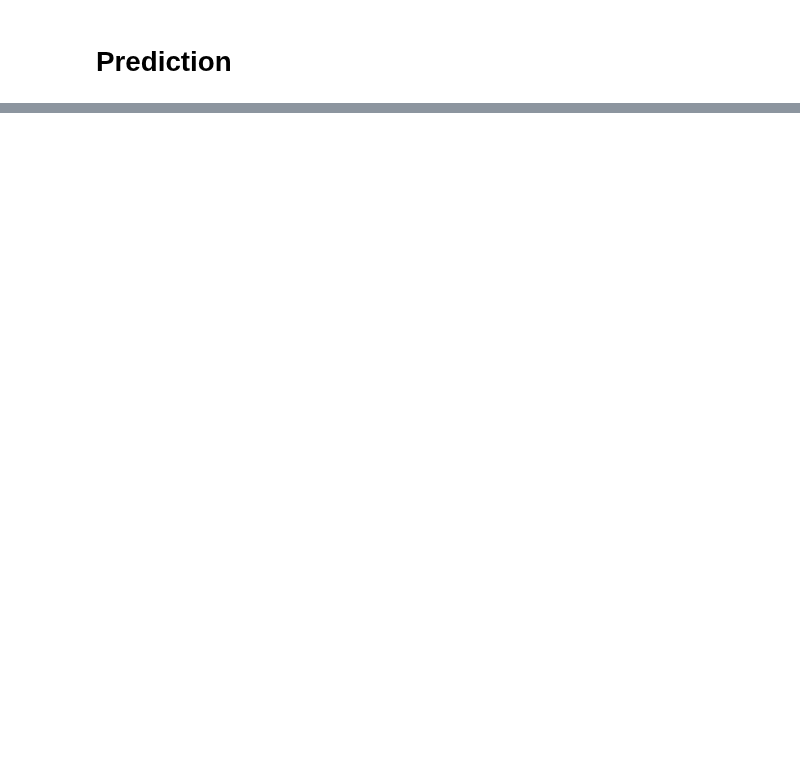
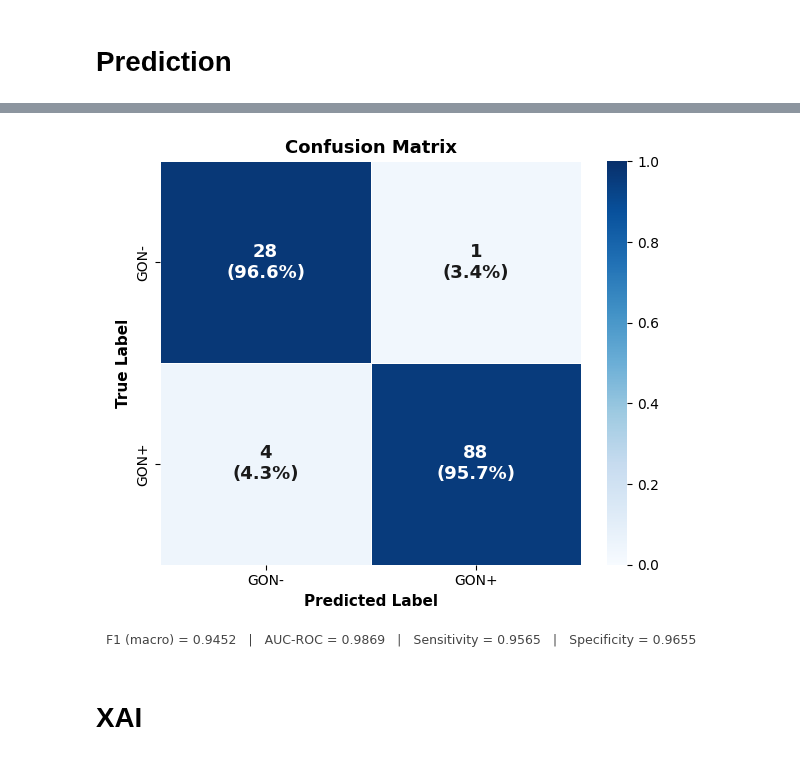
Before and after one commit to mrwhitewhite/HYGD_Dataset, a Jupyter notebook: notebooks/Main.ipynb, the cells around one changed output, grey strips where cells are left out. Cells and saved outputs as stored; diff of their text form; code cells hidden in the pictures; blank space fills up the shorter version.

```diff
--- a/notebooks/Main.ipynb
+++ b/notebooks/Main.ipynb
@@ -769,6 +986,17 @@ Warning: You are sending unauthenticated requests to the HF Hub. Please set a HF
 # %% [markdown]
 # Prediction
 # %%
-# Inference with TTA
-probs = tta_predict(model.to(DEVICE), test_df)
-metrics, preds, cm = full_evaluation(test_df["label"].values, probs)
+# Inference with TTA + analyse + save
+# probs = tta_predict(model.to(DEVICE), test_df)
+# metrics, preds, cm = full_evaluation(test_df["label"].values, probs)
+
+# np.save(cfg.FINAL_OUTPUT_DIR / "probs.npy", probs)
+# json.dump(metrics, open(cfg.FINAL_OUTPUT_DIR / "metrics.json", "w"))
+# np.save(cfg.FINAL_OUTPUT_DIR / "preds.npy", preds)
+# np.save(cfg.FINAL_OUTPUT_DIR / "cm.npy", cm)
+
+# DISABLE ABOVE CODE AND RUN THIS CELL ONLY TO SKIP PREDICTION STEP
+probs = np.load(here() / "tmp_model/probs.npy")
+metrics = json.load(open(here() / "tmp_model/metrics.json"))
+preds = np.load(here() / "tmp_model/preds.npy")
+cm = np.load(here() / "tmp_model/cm.npy")
@@ -823,0 +1009,6 @@ array([0.6629116 , 0.3507375 , 0.4476591 , 0.46926197, 0.4668463 ,
+# %%
+plot_confusion_matrix(test_df["label"].values, preds, probs, tag="final")
+# %% [output]
+[figure, added]
+# %% [markdown]
+# XAI
```
Also changed, not shown: parts of 13 cells of this notebook.
